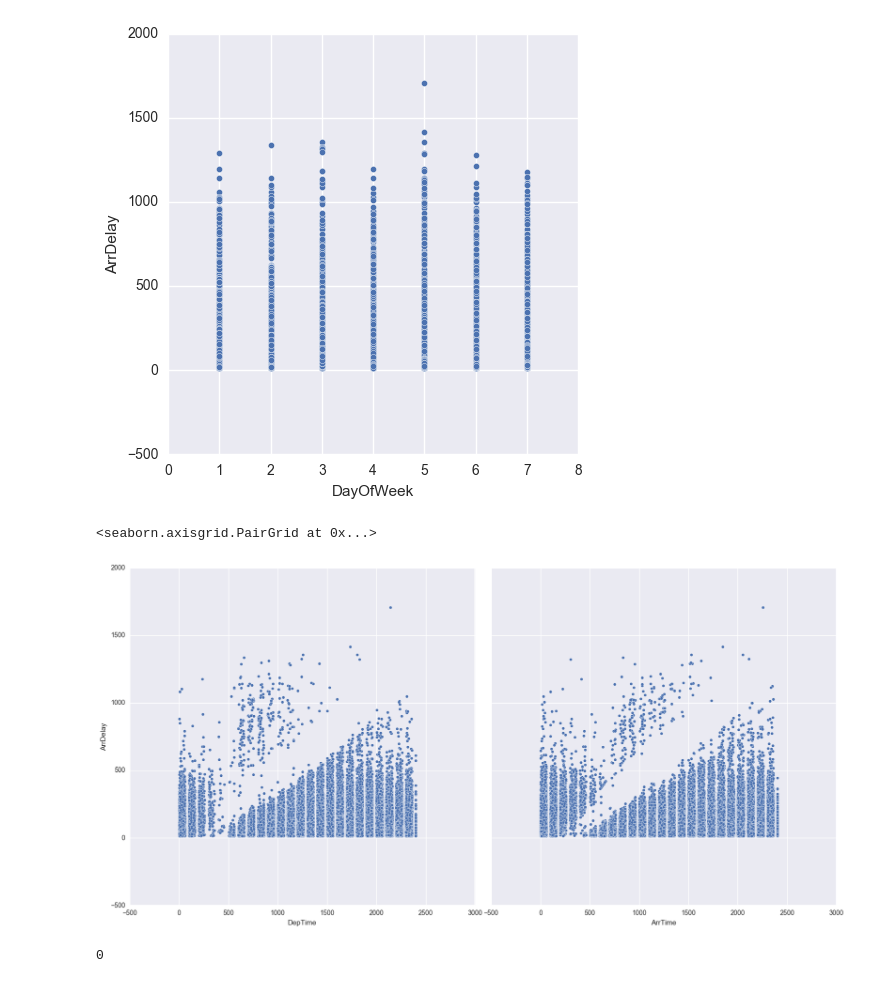
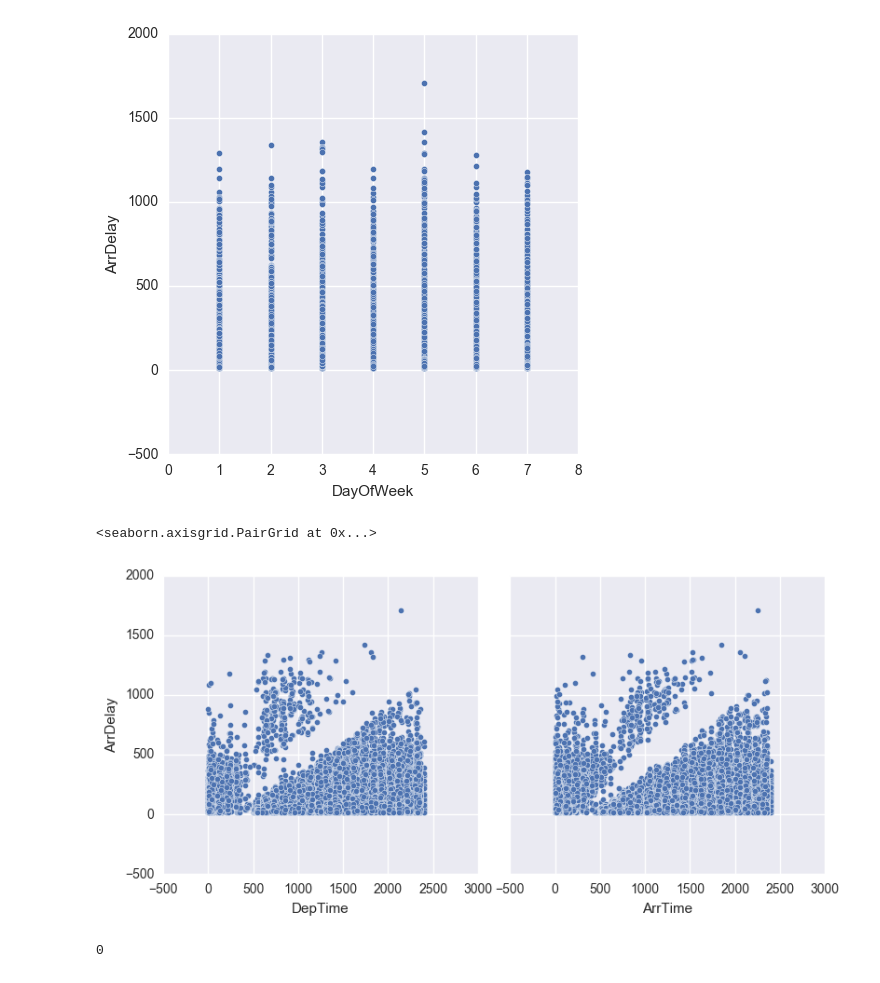
Before and after one commit to github4pp/ds-sf-29, a Jupyter notebook: projects/Project_1_Sub/Final_Project4_Notebook_final.ipynb, the cells around one changed output. Saved outputs shown, nothing was run; the diff lists cells and outputs as text; code cells hidden in the pictures.

```diff
--- a/projects/Project_1_Sub/Final_Project4_Notebook_final.ipynb
+++ b/projects/Project_1_Sub/Final_Project4_Notebook_final.ipynb
@@ -467,7 +488,7 @@ sns.pairplot(topbusyairports, x_vars='DayOfWeek', y_vars='ArrDelay', kind='scatt
 # %%
 # Plot graphs to analyze relationship between each type of delay with the Arrival Delay
 sns.pairplot(topbusyairports,x_vars=['DepTime','ArrTime'],
-             y_vars='ArrDelay', size=8)
+             y_vars='ArrDelay', size=4)
 # %% [output]
 <seaborn.axisgrid.PairGrid at 0x...>
-[figure, old version]
+[figure, new version]
```
Also changed, not shown: parts of 30 cells of this notebook, 2 other files.
